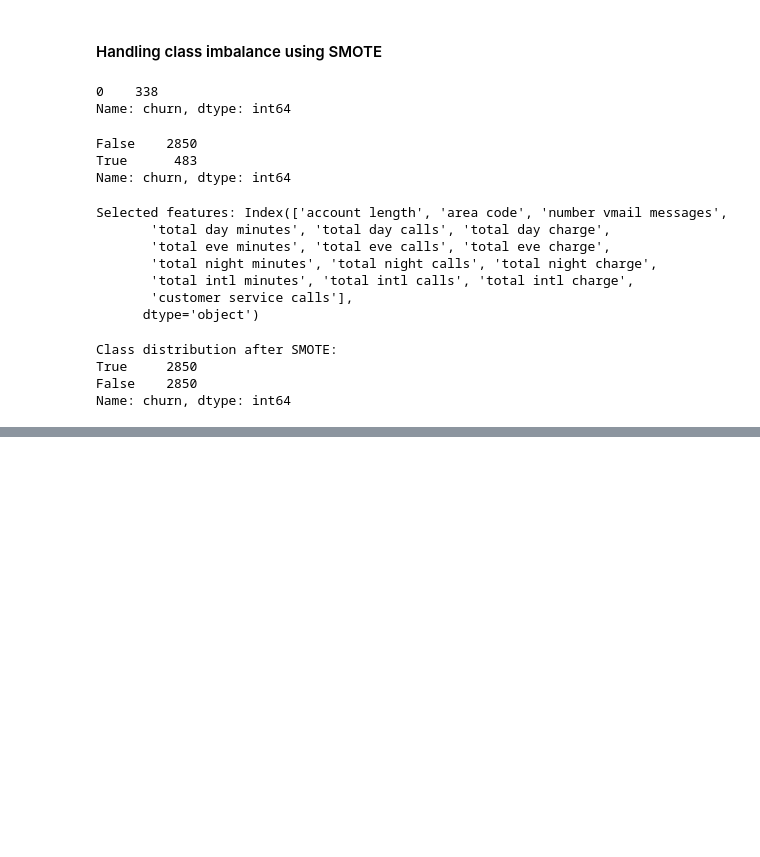
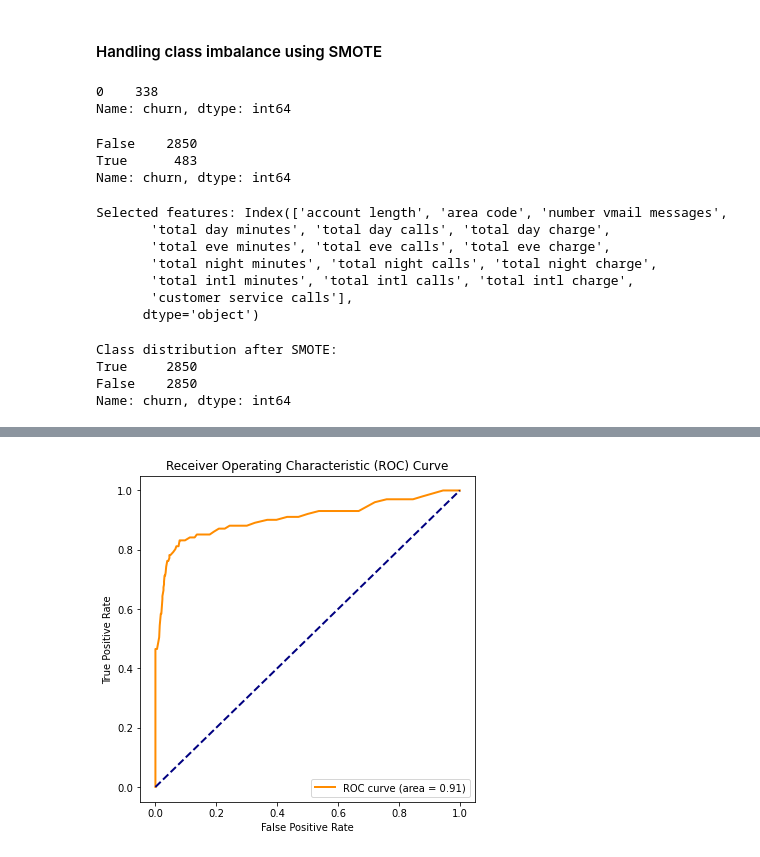
Before and after one commit to LinetLydia/Project-3, a Jupyter notebook: notebook.ipynb, the cells around one changed output, grey strips where cells are left out. Saved outputs shown, nothing was run; the diff lists cells and outputs as text; code cells hidden in the pictures; blank space fills up the shorter version.

```diff
--- a/notebook.ipynb
+++ b/notebook.ipynb
@@ -327,0 +462,88 @@ Name: churn, dtype: int64
+# %%
+#Split data into features (X) and target (y)
+X = df.drop(['churn', 'phone number'], axis=1)
+y = df['churn']
+
+#Inspect the data types
+print(X.dtypes)
+
+#Encode categorical features using labelEncoder
+categorical_columns = ['state', 'international plan', 'voice mail plan']
+label_encoders = {}
+for col in categorical_columns:
+    le = LabelEncoder()
+    X[col] = le.fit_transform(X[col])
+    label_encoders[col] = le
+
+#Check for non-numeric values in the feature set
+print(X.head())
+print(X.isnull().sum())
+
+#Split the data into training and test sets
+X_train, X_test, y_train, y_test = train_test_split(X, y, test_size=0.2, random_state=42)
+
+#Apply SMOTE for handling class imbalance
+smote = SMOTE(random_state=42)
+X_train_resampled, y_train_resampled = smote.fit_resample(X_train, y_train)
+
+#Scale the data
+scaler = StandardScaler()
+X_train_resampled = scaler.fit_transform(X_train_resampled)
+X_test_scaled = scaler.transform(X_test)
+
+#Initialize the Random Forest Classifier model
+rf_classifier = RandomForestClassifier(random_state=42)
+
+#Train the model
+rf_classifier.fit(X_train_resampled, y_train_resampled)
+
+#Make predictions on the test set
+y_pred = rf_classifier.predict(X_test_scaled)
+
+#Evaluate the model
+print(f"Accuracy: {accuracy_score(y_test, y_pred)}")
+print(f"Classification Report:\n{classification_report(y_test, y_pred)}")
+print(f"Confusion Matrix:\n{confusion_matrix(y_test, y_pred)}")
+
+#Calculate ROC AUC
+roc_auc = roc_auc_score(y_test, rf_classifier.predict_proba(X_test_scaled)[:, 1])
+print(f"ROC AUC Score: {roc_auc}")
+
+#Compute F1 Score and Recall
+f1 = f1_score(y_test, y_pred)
+recall = recall_score(y_test, y_pred)
+print(f"F1 Score: {f1}")
+print(f"Recall Score: {recall}")
+
+#Feature Importance
+feature_importances = rf_classifier.feature_importances_
+features = X.columns
+feature_importance_df = pd.DataFrame({
+    'Feature': features,
+    'Importance': feature_importances
+}).sort_values(by='Importance', ascending=False)
+
+print(f"Feature Importance:\n{feature_importance_df}")
+
+#ROC Curve Visualization
+fpr, tpr, thresholds = roc_curve(y_test, rf_classifier.predict_proba(X_test_scaled)[:, 1])
+plt.figure(figsize=(6, 6))
+plt.plot(fpr, tpr, color='darkorange', lw=2, label=f'ROC curve (area = {roc_auc:.2f})')
+plt.plot([0, 1], [0, 1], color='navy', lw=2, linestyle='--')
+plt.xlabel('False Positive Rate')
+plt.ylabel('True Positive Rate')
+plt.title('Receiver Operating Characteristic (ROC) Curve')
+plt.legend(loc="lower right")
+plt.show()
+
+#Confusion matrix visualization (normalized)
+cm = confusion_matrix(y_test, y_pred)
+cm_normalized = cm.astype('float') / cm.sum(axis=1)[:, np.newaxis]
+
+plt.figure(figsize=(6, 6))
+sns.heatmap(cm_normalized, annot=True, fmt='.2f', cmap='Blues', xticklabels=rf_classifier.classes_, yticklabels=rf_classifier.classes_)
+plt.xlabel('Predicted')
+plt.ylabel('True')
+plt.title('Normalized Confusion Matrix')
+plt.show()
+# %% [output]
@@ -327,0 +567 @@ Name: churn, dtype: int64
+[figure, added]
```
Also changed, not shown: parts of 12 cells of this notebook.
